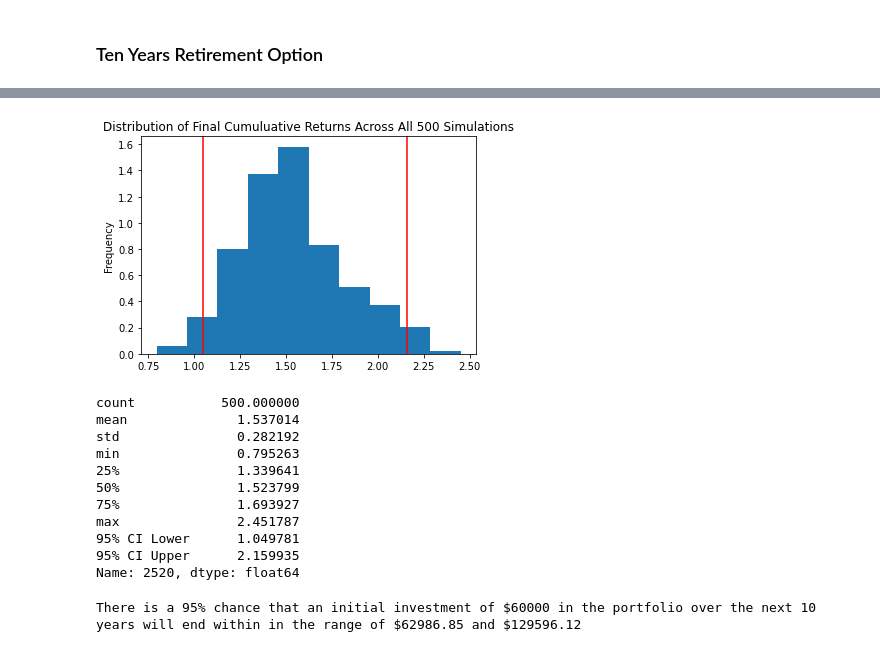
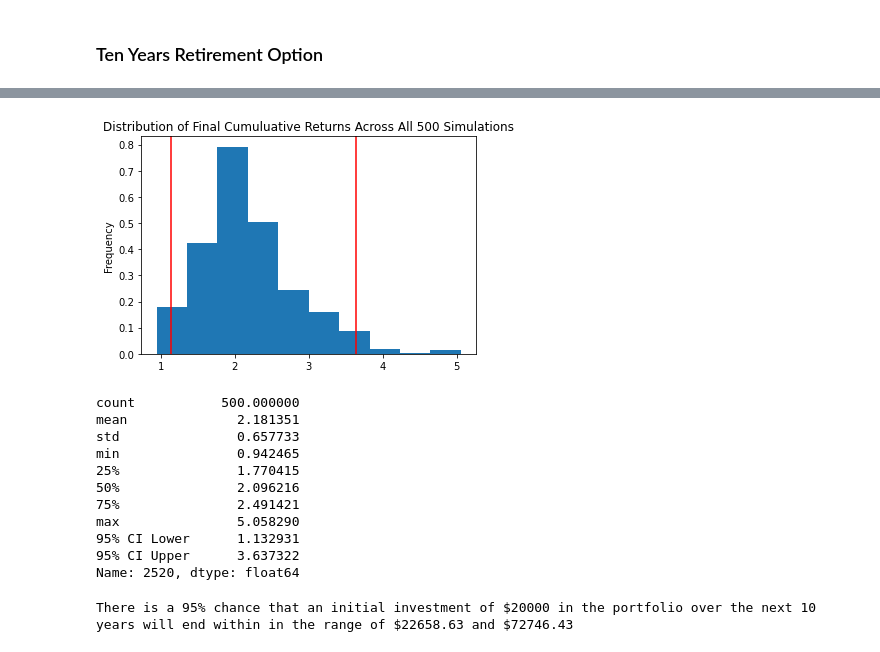
Before and after one commit to rmit-s3607407-Tony-Huang/Financial-Planning, a Jupyter notebook: financial-planner.ipynb, the cells around one changed output, grey strips where cells are left out. Cells and saved outputs as stored; diff of their text form; code cells hidden in the pictures.

```diff
--- a/financial-planner.ipynb
+++ b/financial-planner.ipynb
@@ -403,3 +420,11 @@ There is a 95% chance that an initial investment of $60000 in the portfolio over
 # %% [markdown]
 ### Ten Years Retirement Option
+# %%
+# Configuring a Monte Carlo simulation to forecast 10 years cumulative returns
+MC_tenyear = MCSimulation(
+    portfolio_data = df_stock_data,
+    weights = [.60,.40],
+    num_simulation = 500,
+    num_trading_days = 252*10
+)
 # %%
@@ -447,36 +479,37 @@ Running Monte Carlo simulation number 490.
 # %%
 # Plot probability distribution and confidence intervals
-# YOUR CODE HERE!
+dist_plot = MC_tenyear.plot_distribution()
 # %% [output]
-[figure, old version]
+[figure, new version]
 # %%
 # Fetch summary statistics from the Monte Carlo simulation results
-# YOUR CODE HERE!
+tbl = MC_tenyear.summarize_cumulative_return()
 
 # Print summary statistics
-# YOUR CODE HERE!
+print(tbl)
 # %% [output]
 count           500.000000
-mean              1.537014
-std               0.282192
-min               0.795263
-25%               1.339641
-50%               1.523799
-75%               1.693927
-max               2.451787
-95% CI Lower      1.049781
-95% CI Upper      2.159935
+mean              2.181351
+std               0.657733
+min               0.942465
+25%               1.770415
+50%               2.096216
+75%               2.491421
+max               5.058290
+95% CI Lower      1.132931
+95% CI Upper      3.637322
 Name: 2520, dtype: float64
 # %%
 # Set initial investment
-# YOUR CODE HERE!
+initial_investment = 20000
 
 # Use the lower and upper `95%` confidence intervals to calculate the range of the possible outcomes of our $60,000
-# YOUR CODE HERE!
+ci_lower_ten = round(tbl[8]*initial_investment,2)
+ci_upper_ten = round(tbl[9]*initial_investment,2)
 
 # Print results
 print(f"There is a 95% chance that an initial investment of ${initial_investment} in the portfolio"
       f" over the next 10 years will end within in the range of"
       f" ${ci_lower_ten} and ${ci_upper_ten}")
 # %% [output]
-There is a 95% chance that an initial investment of $60000 in the portfolio over the next 10 years will end within in the range of $62986.85 and $129596.12
+There is a 95% chance that an initial investment of $20000 in the portfolio over the next 10 years will end within in the range of $22658.63 and $72746.43
```
Also changed, not shown: parts of 23 cells of this notebook.
